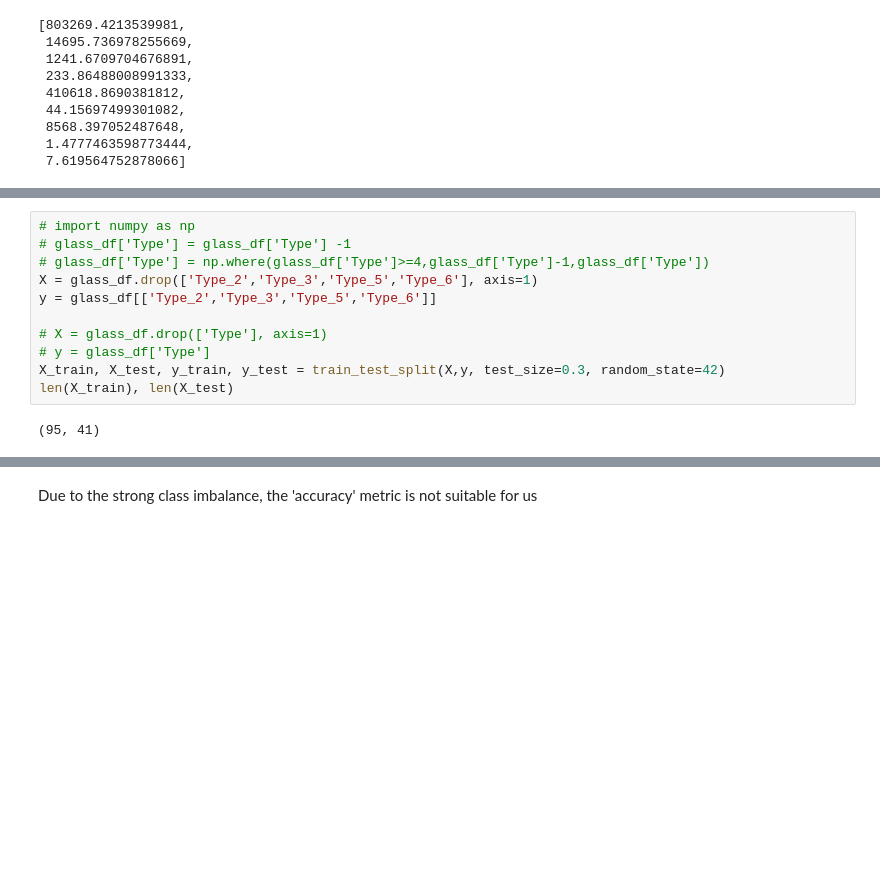
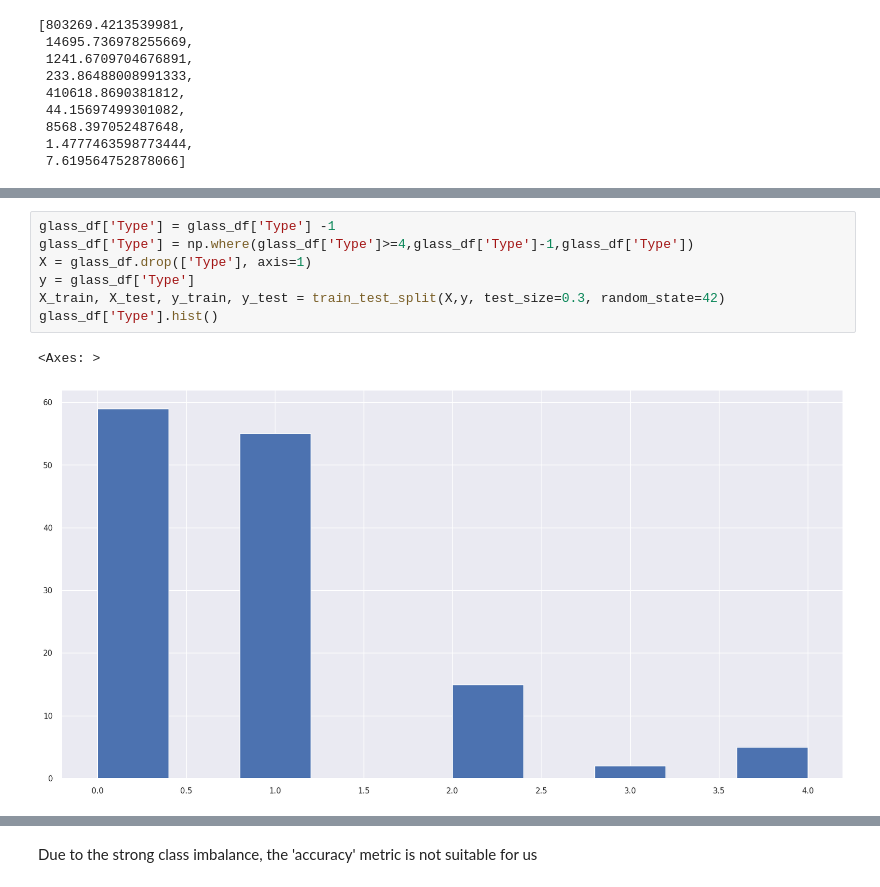
Before and after one commit to depresssed-kid/Glass-Classification, a Jupyter notebook: GlassClassification.ipynb, the cells around one changed output, grey strips where cells are left out. Cells and saved outputs as stored; diff of their text form; blank space fills up the shorter version.

```diff
--- a/GlassClassification.ipynb
+++ b/GlassClassification.ipynb
@@ -116,14 +111,11 @@ plt.show()
 # %%
-# import numpy as np
-# glass_df['Type'] = glass_df['Type'] -1
-# glass_df['Type'] = np.where(glass_df['Type']>=4,glass_df['Type']-1,glass_df['Type'])
-X = glass_df.drop(['Type_2','Type_3','Type_5','Type_6'], axis=1)
-y = glass_df[['Type_2','Type_3','Type_5','Type_6']]
-
-# X = glass_df.drop(['Type'], axis=1)
-# y = glass_df['Type']
+glass_df['Type'] = glass_df['Type'] -1
+glass_df['Type'] = np.where(glass_df['Type']>=4,glass_df['Type']-1,glass_df['Type'])
+X = glass_df.drop(['Type'], axis=1)
+y = glass_df['Type']
 X_train, X_test, y_train, y_test = train_test_split(X,y, test_size=0.3, random_state=42)
-len(X_train), len(X_test)
+glass_df['Type'].hist()
 # %% [output]
-(95, 41)
+<Axes: >
+[figure, added]
 # %%
```
Also changed, not shown: parts of 8 cells of this notebook.
